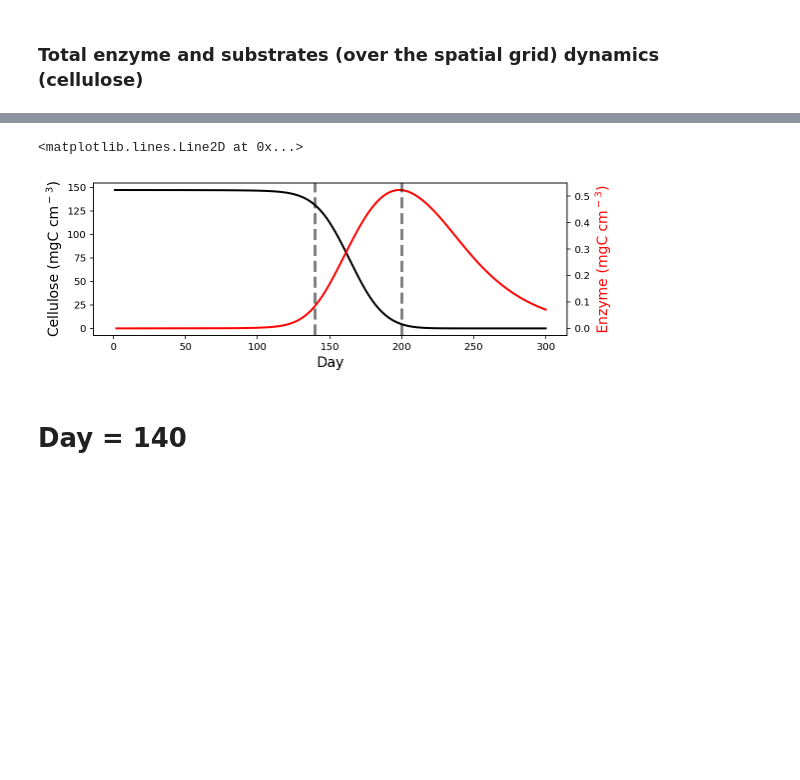
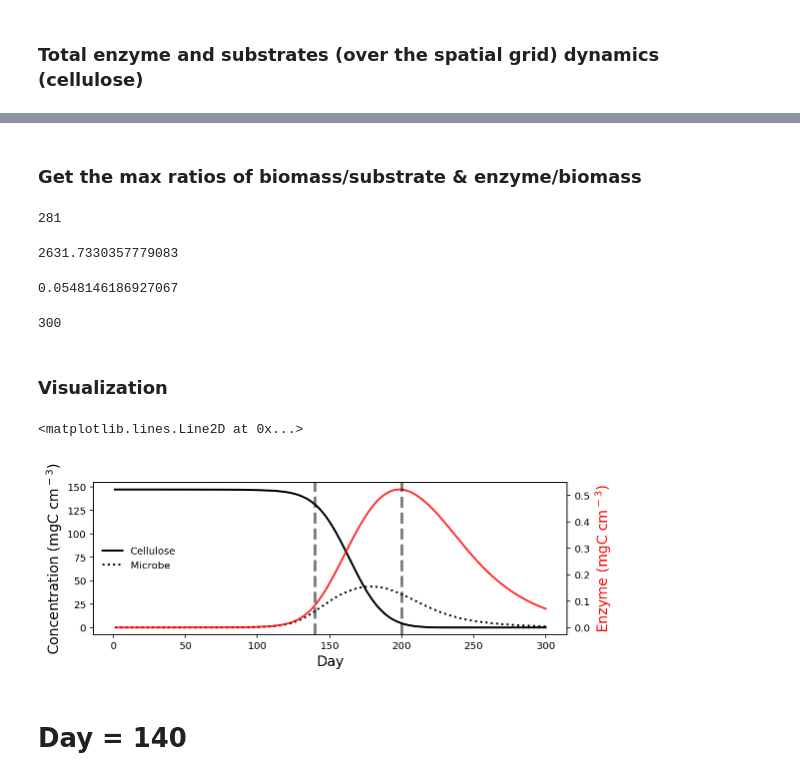
Before and after one commit to bioatmosphere/An_emergent_soil_enzyme_decomposition_model, a Jupyter notebook: Figure_1/Fig_1_Tempo-spatial Dynamics.ipynb, the cells around one changed output, grey strips where cells are left out. Drawn from its saved outputs; the diff is of its cells as text; code cells hidden in the pictures; blank space fills up the shorter version.

```diff
--- a/Figure_1/Fig_1_Tempo-spatial Dynamics.ipynb
+++ b/Figure_1/Fig_1_Tempo-spatial Dynamics.ipynb
@@ -16,8 +16,11 @@ Cellulose.columns = ['Day','Cellulose']
 Cellulose_Enzyme = pd.read_csv('Cellulose_Enzyme.csv',index_col = 0)
 Cellulose_Enzyme.columns = ['Enzyme']
 
-Cellulose_Total = pd.concat([Cellulose,Cellulose_Enzyme],axis = 1)
+Microbe = pd.read_csv('Microbe.csv')['C'].rename('Microbe')
+
+Cellulose_Total = pd.concat([Cellulose,Cellulose_Enzyme,Microbe],axis = 1)
 Cellulose_Total['Cellulose'] = Cellulose_Total.copy()['Cellulose']/10000
 Cellulose_Total['Enzyme']    = Cellulose_Total.copy()['Enzyme']/10000
+
 Cellulose_Total.head()
 # %% [output]
@@ -30,22 +46,46 @@ Cellulose_Total.head()
+# %% [markdown]
+### Get the max ratios of biomass/substrate & enzyme/biomass
+# %%
+(Cellulose_Total['Microbe']/Cellulose_Total['Cellulose']).idxmax(skipna=True)
+# %% [output]
+281
+# %%
+(Cellulose_Total['Microbe']/Cellulose_Total['Cellulose']).max(skipna=True)
+# %% [output]
+2631.7330357779083
+# %%
+(Cellulose_Total['Enzyme']/Cellulose_Total['Microbe']).max(skipna=True)
+# %% [output]
+0.0548146186927067
+# %%
+(Cellulose_Total['Enzyme']/Cellulose_Total['Microbe']).idxmax(skipna=True)
+# %% [output]
+300
+# %% [markdown]
+### Visualization
 # %%
 fig, ax1 = plt.subplots(figsize=(8.5,2.8))
 
 ax2 = ax1.twinx()
 ax1.plot(Cellulose_Total['Day'], Cellulose_Total['Cellulose'], 'k',linewidth=2)
-ax2.plot(Cellulose_Total['Day'], Cellulose_Total['Enzyme'], 'red',linewidth=2)
+ax1.plot(Cellulose_Total['Day'], Cellulose_Total['Microbe'],'k',linewidth=2,linestyle=':')
+
+ax2.plot(Cellulose_Total['Day'], Cellulose_Total['Enzyme'], 'red',linewidth=2,alpha = 0.8)
+
+ax1.legend(frameon=False,loc=6,fontsize=10)
 
 ax1.set_xlabel('Day',size=14,weight = 'normal')
-ax1.set_ylabel("Cellulose (mgC cm$^-$$^3$)",size=14,weight='normal', color='k')
+ax1.set_ylabel("Concentration (mgC cm$^-$$^3$)",size=14,weight='normal', color='k')
 ax2.set_ylabel("Enzyme (mgC cm$^-$$^3$)",size=14,weight='normal', color='red')
 
 plt.axvline(x=140,color = 'k',linewidth = 3,linestyle = '--',alpha = 0.5)
 plt.axvline(x=200,color = 'k',linewidth = 3,linestyle = '--',alpha = 0.5)
 
 
 #plt.savefig('Total_Cellulose_Enzyme_Dynamics.pdf',bbox_inches='tight')
 # %% [output]
 <matplotlib.lines.Line2D at 0x...>
-[figure, old version]
+[figure, new version]
 # %% [markdown]
 # Day = 140
 # %% [markdown]
```
Also changed, not shown: parts of 3 cells of this notebook.
